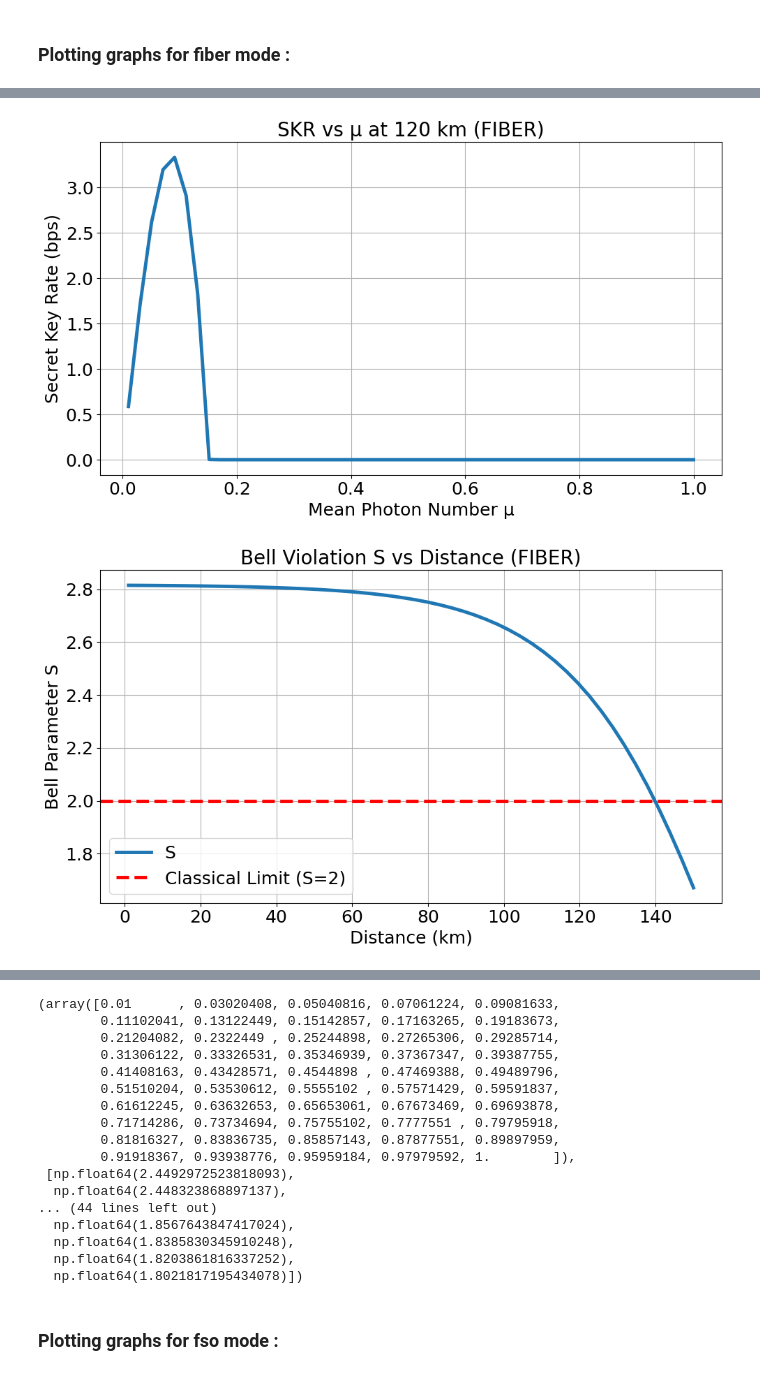
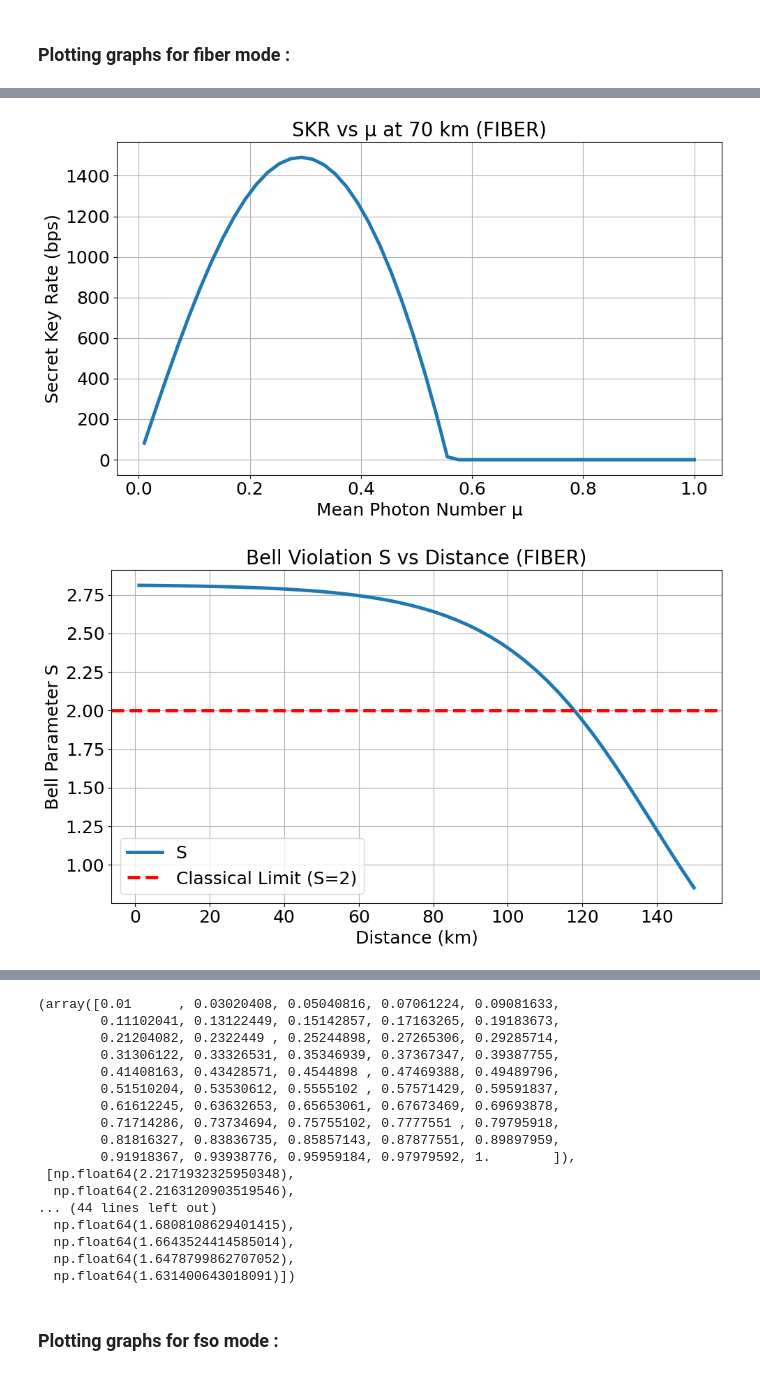
Before and after one commit to gurseeratkaur1/OPqkdSim, a Jupyter notebook: E91.ipynb, the cells around one changed output, grey strips where cells are left out. Cells and saved outputs as stored; diff of their text form; code cells hidden in the pictures.

```diff
--- a/E91.ipynb
+++ b/E91.ipynb
@@ -618,7 +600,6 @@ class E91Simulator:
         self.mu = mu  # Source parameter for photon distribution
         self.spdc_source = PhotonSource(mu=self.mu)  # SPDC source with mean photon number mu
         self.detector.pair_generation_rate = self.mu * self.f_rep
-
 
         # Bell test measurement settings (CHSH inequality)
         self.measurement_angles = {
@@ -640,8 +621,6 @@ class E91Simulator:
         # Copy configuration and update distances
         self.channel_alice.update_parameters(**channel.get_channel_info())
         self.channel_bob.update_parameters(**channel.get_channel_info())
-
-
 
     @staticmethod
     def binary_entropy(x: float) -> float:
@@ -762,19 +741,13 @@ class E91Simulator:
         T_B = self.channel_bob.transmittance(distance_km / 2)
         T = (T_A * T_B)
 
-        # SPDC photon number distribution (mean μ already set in self.spdc_source)
-        distribution = self.spdc_source.photon_distribution(n_max=10)
-
         p_noise = self.channel.total_noise_prob
 
         N = self.detector.compute_normalization_factor(
         transmittance=T,
         noise_prob=p_noise,
         mu=self.mu,
-        distribution=distribution
         )
-
-
 
         # Bell parameter, QBER, SKR
         S = self.compute_bell_parameter(N, self.entanglement_phase)
@@ -1039,7 +1012,7 @@ def plot_bell_violation_vs_distance(distance_range=(1, 150), num_points=50,
 Finally, let's examine how the mean photon number \( \mu \) affects the quantum bit error rate (QBER). A higher \( \mu \) increases the likelihood of multi-photon pair generation, which can degrade entanglement quality and introduce errors. Balancing \( \mu
 # %%
 def plot_qber_vs_mu(mu_range=(0.01, 1.0), num_points=50,
-                    fixed_distance_km=120,
+                    fixed_distance_km=110,
                     f_rep=1e6,
                     detector_efficiency=0.6, collection_efficiency=0.6,
                     channel_type="fiber"):
@@ -1080,7 +1053,7 @@ def plot_qber_vs_mu(mu_range=(0.01, 1.0), num_points=50,
 This section explores how the mean photon number \( \mu \) influences the secret key rate (SKR). Increasing \( \mu \) generally enhances the photon pair generation rate, improving the raw key rate. However, beyond an optimal point, higher \( \mu \) can increase multi-pair emissions and noise, which degrade security and reduce the SKR. Thus, selecting an appropriate \( \mu \) is crucial for optimal performance.
 # %%
 def plot_skr_vs_mu(mu_range=(0.01, 1.0), num_points=50,
-                   fixed_distance_km=120,
+                   fixed_distance_km=70,
                    f_rep=1e6,
                    detector_efficiency=0.6, collection_efficiency=0.6,
                    channel_type="fiber"):
@@ -1118,7 +1091,7 @@ def plot_skr_vs_mu(mu_range=(0.01, 1.0), num_points=50,
 In this simulation, we analyze how the mean photon number \( \mu \) affects the Bell parameter. At low \( \mu \), photon pairs are rare, leading to fewer successful detections. As \( \mu \) increases, Bell violations become more prominent due to more frequent entangled pair generation. However, excessive \( \mu \) leads to multi-pair emissions, which introduce noise and reduce the observed Bell parameter, possibly eliminating the violation.
 # %%
 def plot_bell_violation_vs_mu(mu_range=(0.01, 1.0), num_points=50,
-                              fixed_distance_km=120,
+                              fixed_distance_km=110,
                               f_rep=1e6,
                               detector_efficiency=0.6, collection_efficiency=0.6,
                               channel_type="fiber"):
@@ -1156,9 +1129,9 @@ def plot_bell_violation_vs_mu(mu_range=(0.01, 1.0), num_points=50,
 ### Plotting graphs for fiber mode :
 # %%
 plot_qber_vs_distance()
-plot_qber_vs_mu()
+plot_qber_vs_mu(fixed_distance_km=110)
 plot_skr_vs_distance()
-plot_skr_vs_mu()
+plot_skr_vs_mu(fixed_distance_km=70)
 plot_bell_violation_vs_distance()
-plot_bell_violation_vs_mu()
+plot_bell_violation_vs_mu(fixed_distance_km=110)
 # %% [output]
@@ -1168,2 +1141,2 @@ plot_bell_violation_vs_mu()
-[figure, old version]
+[figure, new version]
-[figure, old version]
+[figure, new version]
@@ -1178,13 +1151,13 @@ plot_bell_violation_vs_mu()
         0.71714286, 0.73734694, 0.75755102, 0.7777551 , 0.79795918,
         0.81816327, 0.83836735, 0.85857143, 0.87877551, 0.89897959,
         0.91918367, 0.93938776, 0.95959184, 0.97979592, 1.        ]),
- [np.float64(2.4492972523818093),
-  np.float64(2.448323868897137),
+ [np.float64(2.2171932325950348),
+  np.float64(2.2163120903519546),
 ... (44 lines left out)
-  np.float64(1.8567643847417024),
-  np.float64(1.8385830345910248),
-  np.float64(1.8203861816337252),
-  np.float64(1.8021817195434078)])
+  np.float64(1.6808108629401415),
+  np.float64(1.6643524414585014),
+  np.float64(1.6478799862707052),
+  np.float64(1.631400643018091)])
 # %% [markdown]
 ### Plotting graphs for fso mode :
 # %%
```
Also changed, not shown: parts of 6 cells of this notebook, 3 other files.
